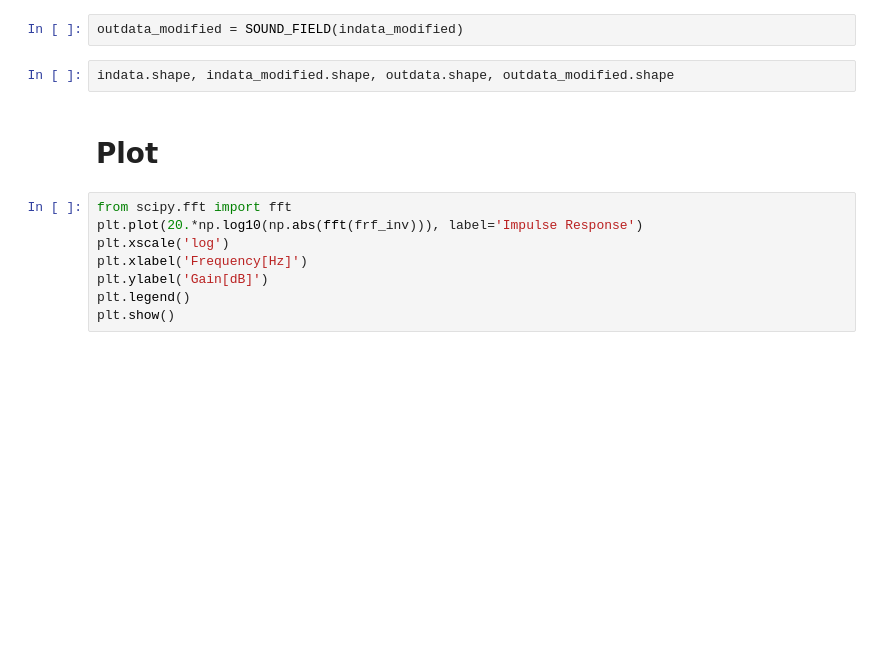
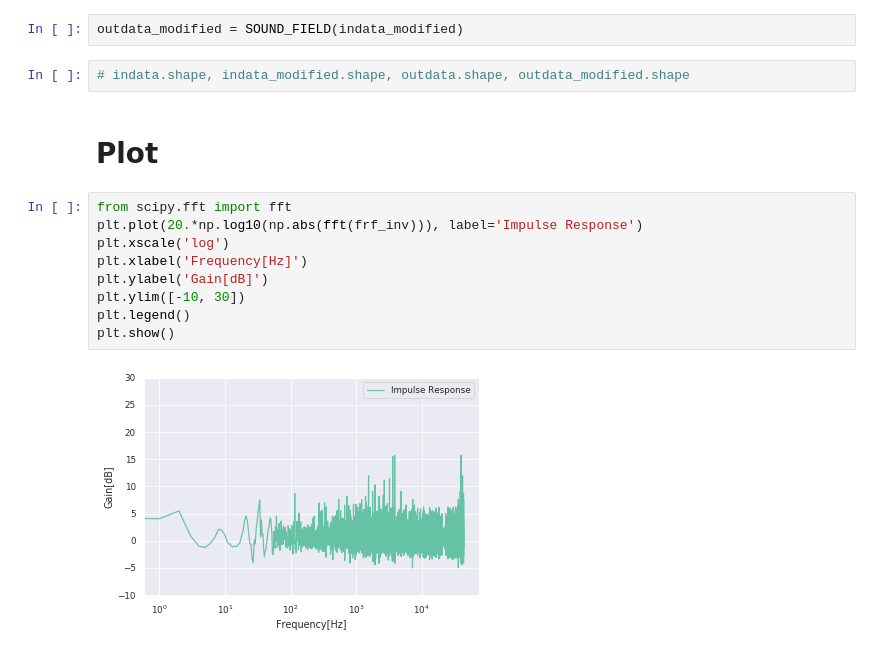
Before and after one commit to borley1211/audapter, a Jupyter notebook: notebooks/syncsweptsine.ipynb, the cells around one changed output. Saved outputs shown, nothing was run; the diff lists cells and outputs as text; blank space fills up the shorter version.

```diff
--- a/notebooks/syncsweptsine.ipynb
+++ b/notebooks/syncsweptsine.ipynb
@@ -94,17 +122,20 @@ indata_modified = convolve(indata, frf_inv)
 # %%
 outdata_modified = SOUND_FIELD(indata_modified)
 # %%
-indata.shape, indata_modified.shape, outdata.shape, outdata_modified.shape
+# indata.shape, indata_modified.shape, outdata.shape, outdata_modified.shape
 # %% [markdown]
 # Plot
 # %%
 from scipy.fft import fft
 plt.plot(20.*np.log10(np.abs(fft(frf_inv))), label='Impulse Response')
 plt.xscale('log')
 plt.xlabel('Frequency[Hz]')
 plt.ylabel('Gain[dB]')
+plt.ylim([-10, 30])
 plt.legend()
 plt.show()
+# %% [output]
+[figure, added]
 # %%
 plt.plot(20.*np.log10(np.abs(fft(outdata_modified,))), label='Output FROM sound-field')
 plt.plot(20.*np.log10(np.abs(fft(indata_modified,))), label='Output FOR sound-field')
```
Also changed, not shown: parts of 10 cells of this notebook, 9 other files.
